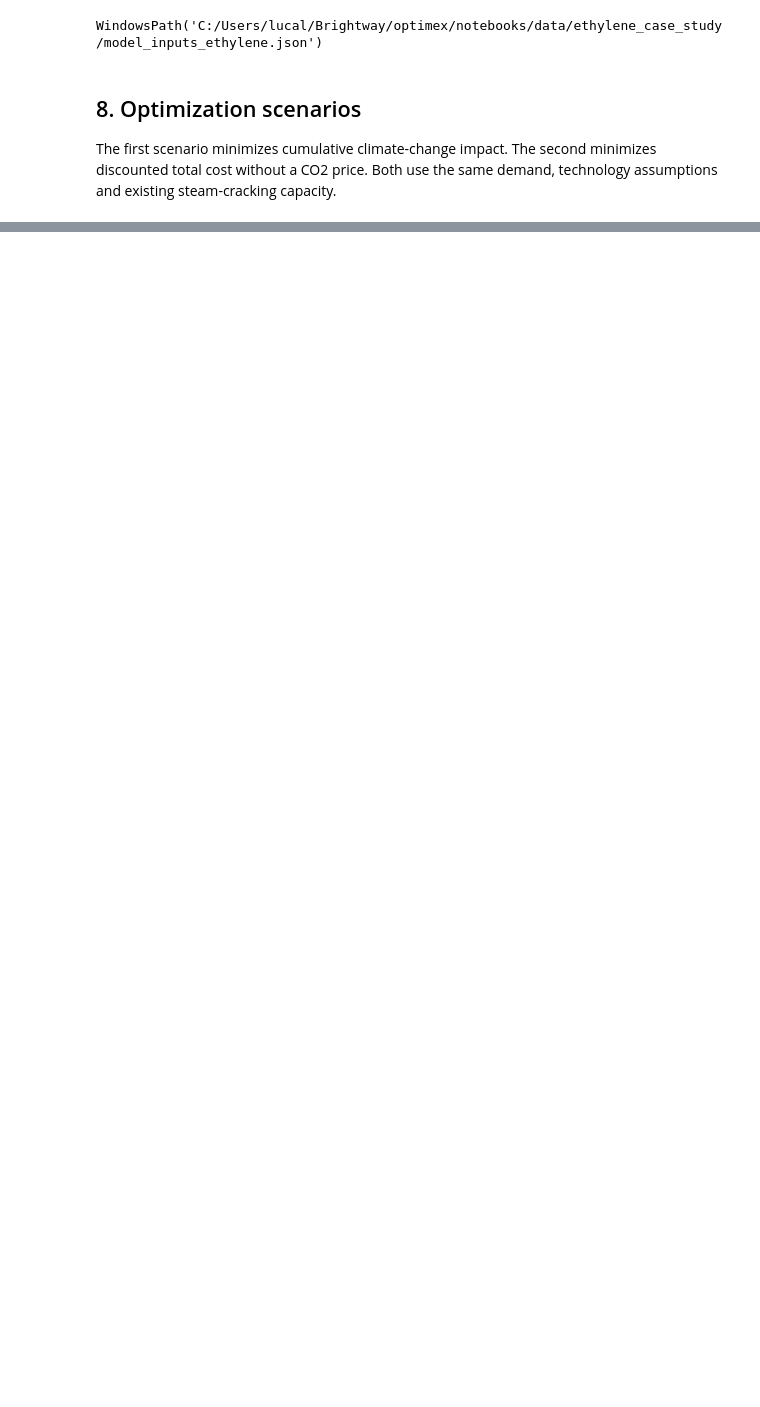
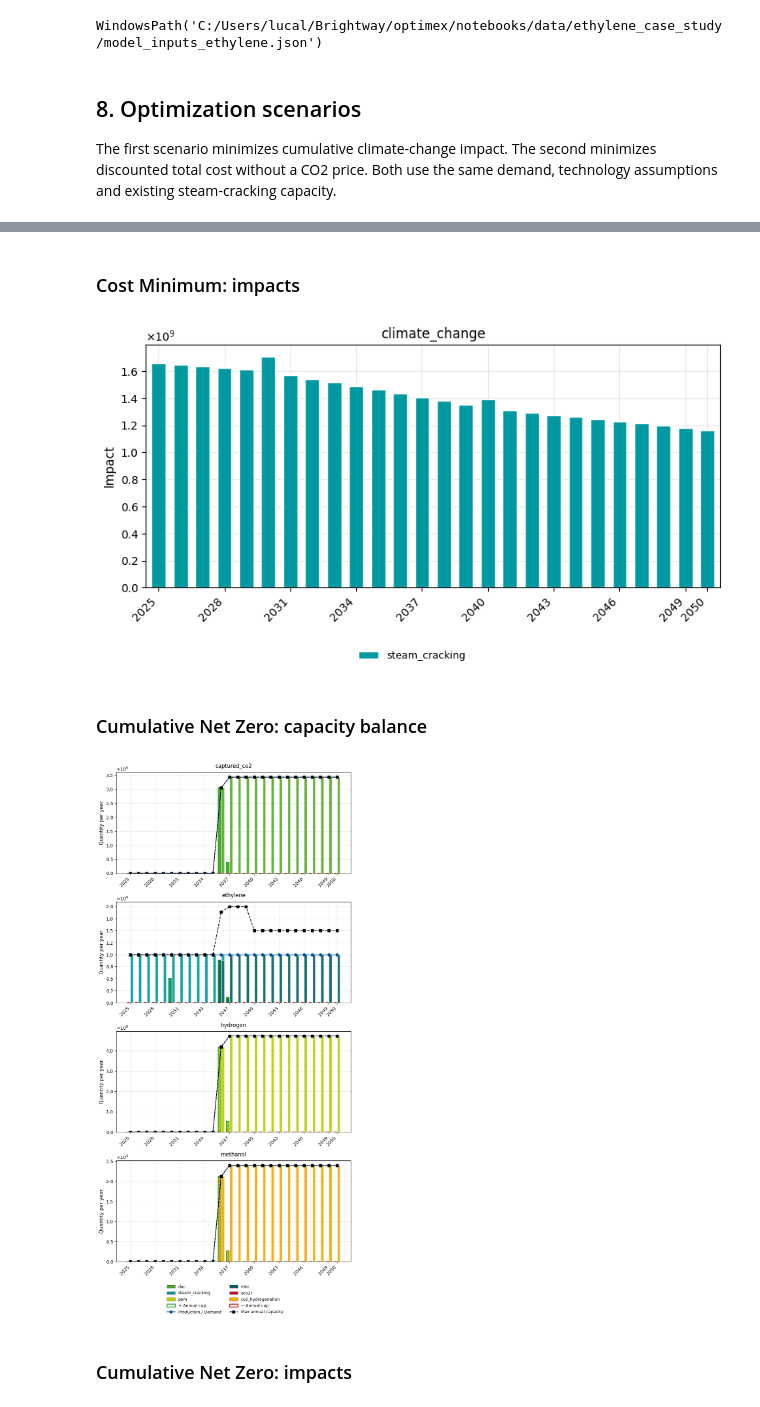
Before and after one commit to langeluca/optimex, a Jupyter notebook: notebooks/ethylene_case_study.ipynb, the cells around one changed output, grey strips where cells are left out. Drawn from its saved outputs; the diff is of its cells as text; code cells hidden in the pictures; blank space fills up the shorter version.

```diff
--- a/notebooks/ethylene_case_study.ipynb
+++ b/notebooks/ethylene_case_study.ipynb
@@ -2156,28 +1795,0 @@ plt.show()
-# %%
-selected_ambition = [0.0, 0.25, 0.5, 0.75, 1.0]
-fig, axes = plt.subplots(1, 5, figsize=(17, 3.8), sharex=True, sharey=True)
-route_order = ("steam_cracking", "mto", "eco2r")
-
-for axis, ambition in zip(axes, selected_ambition):
-    production, _ = scenario_tables(selected_sweep_models[ambition])
-    production = production.reindex(columns=route_order, fill_value=0.0)
-    axis.stackplot(
-        production.index,
-        *[production[route] for route in route_order],
-        labels=[PROCESS_NAMES[route] for route in route_order],
-        colors=[plot_colors[route] for route in route_order],
-        alpha=0.9,
-    )
-    axis.set_title(f"{ambition:.0%} ambition")
-    axis.set_xlabel("Year")
-    axis.set_ylim(0, 1.02)
-    axis.set_xticks([2025, 2035, 2045])
-    axis.tick_params(axis="x", rotation=45)
-    axis.grid(axis="y", alpha=0.25)
-
-axes[0].set_ylabel("Ethylene production [Mt/a]")
-handles, labels = axes[-1].get_legend_handles_labels()
-fig.legend(handles, labels, loc="upper center", ncol=3, frameon=False)
-fig.suptitle("Selected cost-minimal pathways under cumulative climate budgets", y=1.08)
-plt.tight_layout()
-plt.show()
@@ -2199,0 +2429,14 @@ pricing and vintage improvements are not part of this baseline.
+# %%
+from IPython.display import Markdown, display
+
+
+for scenario_name, model in key_models.items():
+    processor = postprocessing.PostProcessor(
+        model,
+        plot_config={"figsize": (8, 4)},
+    )
+    display(Markdown(f"### {scenario_name.replace('_', ' ').title()}: capacity balance"))
+    processor.plot_capacity_balance(detailed=True)
+    display(Markdown(f"### {scenario_name.replace('_', ' ').title()}: impacts"))
+    processor.plot_impacts()
+# %% [output]
@@ -2199,0 +2445,5 @@ pricing and vintage improvements are not part of this baseline.
+### Cost Minimum: impacts
+[figure, added]
+### Cumulative Net Zero: capacity balance
+[figure, added]
+### Cumulative Net Zero: impacts
```
Also changed, not shown: parts of 24 cells of this notebook, 25 other files.
